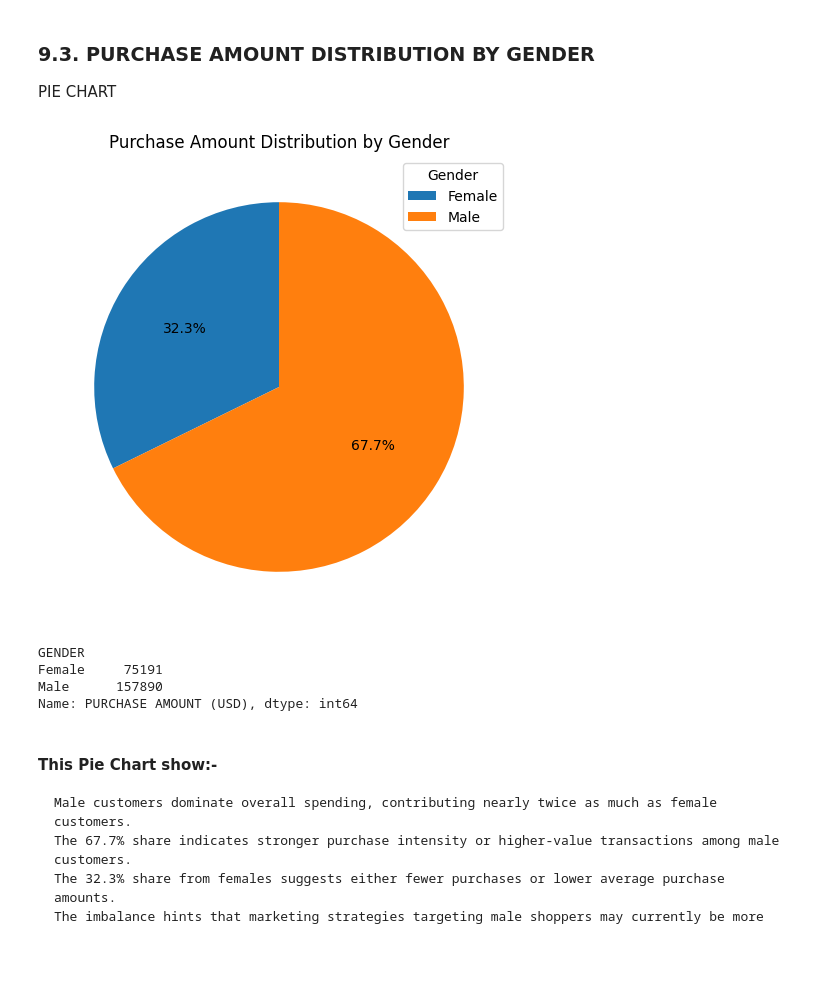
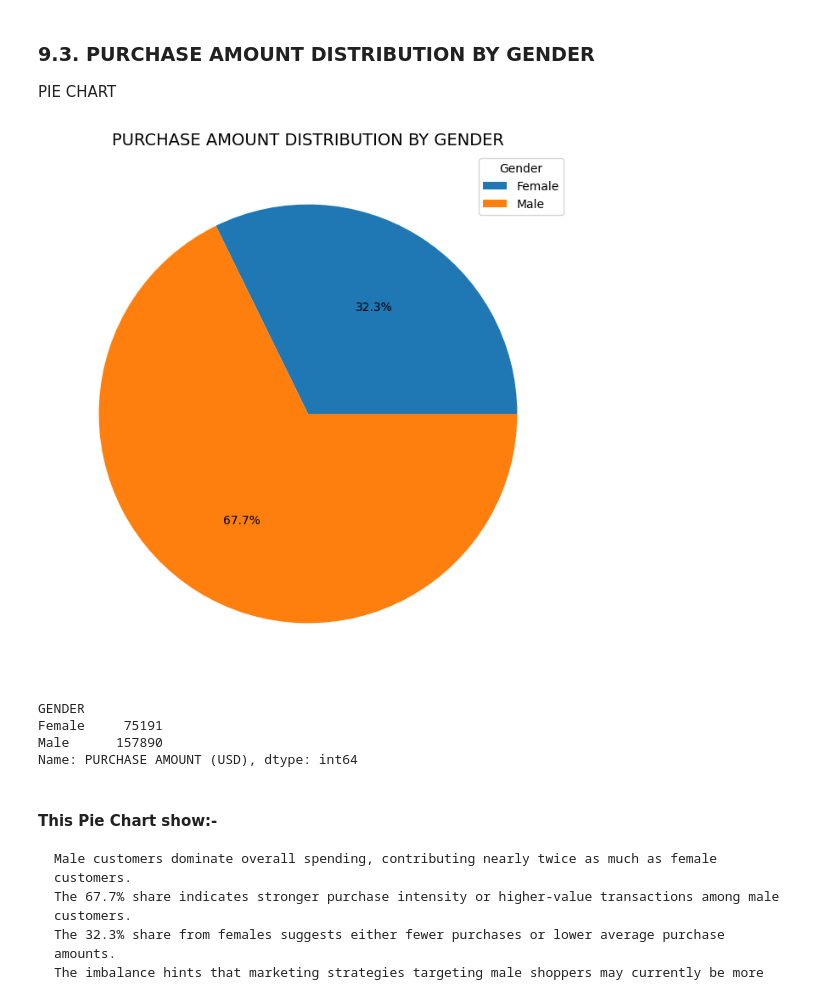
Before and after one commit to Nazwiba/MAIN-PROJECT, a Jupyter notebook: shopping_pattern.ipynb, the cells around one changed output. Cells and saved outputs as stored; diff of their text form; code cells hidden in the pictures; blank space fills up the shorter version.

```diff
--- a/shopping_pattern.ipynb
+++ b/shopping_pattern.ipynb
@@ -239,39 +237,24 @@ Here No duplicates are founded
 #Gender
 df['GENDER'] = df['GENDER'].astype('category')
 
-#Item purchased
-df['ITEM PURCHASED'] = df['ITEM PURCHASED'].astype(str)
-
 #Category
 df['CATEGORY'] = df['CATEGORY'].astype('category')
 
-#Location
-df['LOCATION'] = df['LOCATION'].astype(str)
-
 #Size
 df['SIZE'] = df['SIZE'].astype('category')
-
-#Color
-df['COLOR'] = df['COLOR'].astype('category')
 
 #Season
 df['SEASON'] = df['SEASON'].astype('category')
 
 #Subscription Status
-df['SUBSCRIPTION STATUS'] = df['SUBSCRIPTION STATUS'].astype('category')
-
-#Shipping Type
-df['SHIPPING TYPE'] = df['SHIPPING TYPE'].astype('category')
+df['SUBSCRIPTION STATUS'] = df['SUBSCRIPTION STATUS'].map({'Yes': True,'No': False})
 
 #Discount Applied
-df['DISCOUNT APLLIED'] = df['DISCOUNT APPLIED'].map({'Yes': True,'No': False})
+df['DISCOUNT APPLIED'] = df['DISCOUNT APPLIED'].map({'Yes': True,'No': False})
 
 #Promo code used
 df['PROMO CODE USED'] = df['PROMO CODE USED'].map({'Yes':True,'No':False})
 
-#Payment method
-df['PAYMENT METHOD'] = df['PAYMENT METHOD'].astype('category')
-
 #Frequency of Purchase
 df['FREQUENCY OF PURCHASES'] = df['FREQUENCY OF PURCHASES'].astype('category')
 # %% [markdown]
@@ -516,24 +481,18 @@ PIE CHART
 # %%
 # Calculate total purchase amount for each gender
 gender_purchase = df.groupby('GENDER')['PURCHASE AMOUNT (USD)'].sum()
 
-plt.figure(figsize=(12,6))
-
-# Pie chart
-patches, texts, autotexts = plt.pie(
+plt.figure(figsize=(12,8))
+plt.pie(
     gender_purchase,
     autopct='%1.1f%%',
-    startangle=90
 )
-
-# Add legend
-plt.legend(patches, gender_purchase.index, title="Gender", loc="best")
-
-plt.title('Purchase Amount Distribution by Gender')
+plt.legend(gender_purchase.index, title="Gender")
+plt.title('PURCHASE AMOUNT DISTRIBUTION BY GENDER',fontsize=14)
 plt.show()
 gender_purchase
 # %% [output]
-[figure, old version]
+[figure, new version]
 GENDER
 Female     75191
 Male      157890
```
Also changed, not shown: parts of 28 cells of this notebook.
